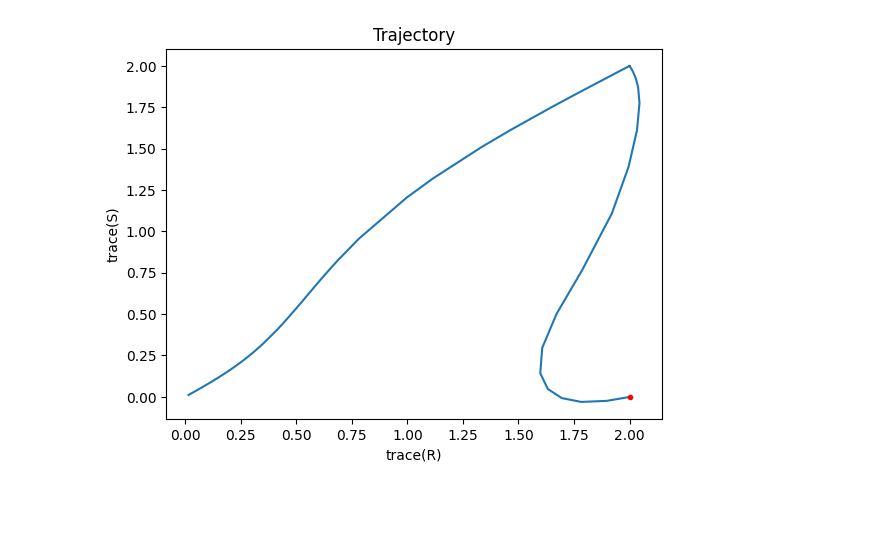
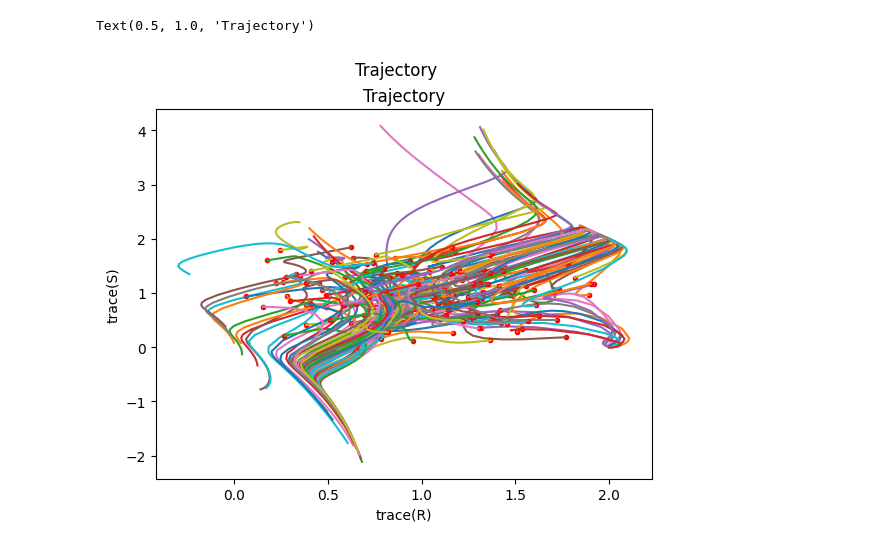
Before and after one commit to urhprimozic/gofi, a Jupyter notebook: src/ode/dihedral_groups.ipynb, the cells around one changed output. Drawn from its saved outputs; the diff is of its cells as text; code cells hidden in the pictures; blank space fills up the shorter version.

Commit message:
trajectory of Dn - jsut relations

```diff
--- a/src/ode/dihedral_groups.ipynb
+++ b/src/ode/dihedral_groups.ipynb
@@ -62,3 +67,0 @@ def d_Lrel_dS(R, S):
-# %%
-R = np.random.rand(2,2)
-S = np.random.rand(2,2)
@@ -67,18 +74,25 @@ S = np.random.rand(2,2)
 from scipy.integrate import solve_ivp
 n= 3
 dim = 2
-t_max = 10
+t_max = 1
 def neg_grad(t, z):
     R = np.reshape(z[:len(z)//2], (dim, dim))
     S = np.reshape(z[len(z)//2:], (dim, dim))
 
-    dR = -d_Lrel_dR(R,S, n)
-    dS =  -d_Lrel_dS(R, S)
+    dR = -d_Lrel_dR(R,S, n).flatten()
+    dS =  -d_Lrel_dS(R, S).flatten()
     return np.concatenate((dR, dS), axis=None)
 
 R0= np.random.rand(2,2)*10
 #S0= np.random.rand(2,2)*10
-S0 = np.array([[0,1.2],[1.2,0]])
-R0 = np.array([[1, 0.5],[0.5, 1]])
+
+S0 = np.array([[0,1],[1,0]])
+R0 = np.array([[np.cos(2*np.pi/3), -np.sin(2*np.pi/3)],
+               [np.sin(2*np.pi/3), np.cos(2*np.pi/3)]])
+S0 =S0 + np.random.normal(scale=0.1, size=(2,2))
+R0 =R0 + np.random.normal(scale=0.1, size=(2,2))
+
+S0 = S0.flatten()
+R0 = R0.flatten()
 
 P0 = np.concatenate((R0, S0), axis=None)
@@ -115,21 +127,38 @@ get_matrices(solution.y, 50)
-# %%
-import matplotlib.pyplot as plt
-
-
-plt.plot(charR, charS)
-cmap = plt.get_cmap('viridis')
-norm = plt.Normalize(vmin=0, vmax=t_max)  # Normalize based on time range
-# plot initial step
-plt.plot(charR[0], charS[0], 'ro', label='Initial point', markersize=3)
-for index, (cR, cS) in enumerate(zip(charR, charS)):
-    plt.plot(cR, cS, color=cmap(norm(solution.t[index])), lw=2)
-
-plt.xlabel('trace(R)')
-plt.ylabel('trace(S)')
-plt.title('Trajectory')
-plt.show()
-# %% [output]
-[figure, removed]
+# %%
+import matplotlib.pyplot as plt
+from tqdm import tqdm
+S0 = np.array([[0,1],[1,0]])
+R0 = np.array([[np.cos(2*np.pi/3), -np.sin(2*np.pi/3)],
+               [np.sin(2*np.pi/3), np.cos(2*np.pi/3)]])
+fig, axs = plt.subplots(1)
+fig.suptitle(f'Trajectory')
+
+t_max=4
+sample_size = 20
+for _ in tqdm(range(sample_size), total = sample_size):
+    P0 = np.random.rand((8))
+   # print(P0)
+    solution = solve_ivp(neg_grad, (0, t_max), P0)#, method='Radau')
+    charR, charS = get_characters(solution.y)
+
+
+
+    # plot initial step
+    axs.plot(charR[0], charS[0], 'ro', label='Initial point', markersize=3)
+   # axs.plot(1, 0, 'go', label='rho_k', markersize=2)
+
+    axs.plot(charR, charS)
+
+#for index, (cR, cS) in enumerate(zip(charR, charS)):
+#    axs.plot(cR, cS, color=cmap(cmap_norm(solution.t[index])), lw=2)
+
+axs.set_xlabel('trace(R)')
+axs.set_ylabel('trace(S)')
+#axs.legend()
+axs.set_title('Trajectory')
+# %% [output]
+Text(0.5, 1.0, 'Trajectory')
+[figure, added]
 # %%
 # graf karakterjev
 import numpy as np
```
Also changed, not shown: parts of 8 cells of this notebook.
